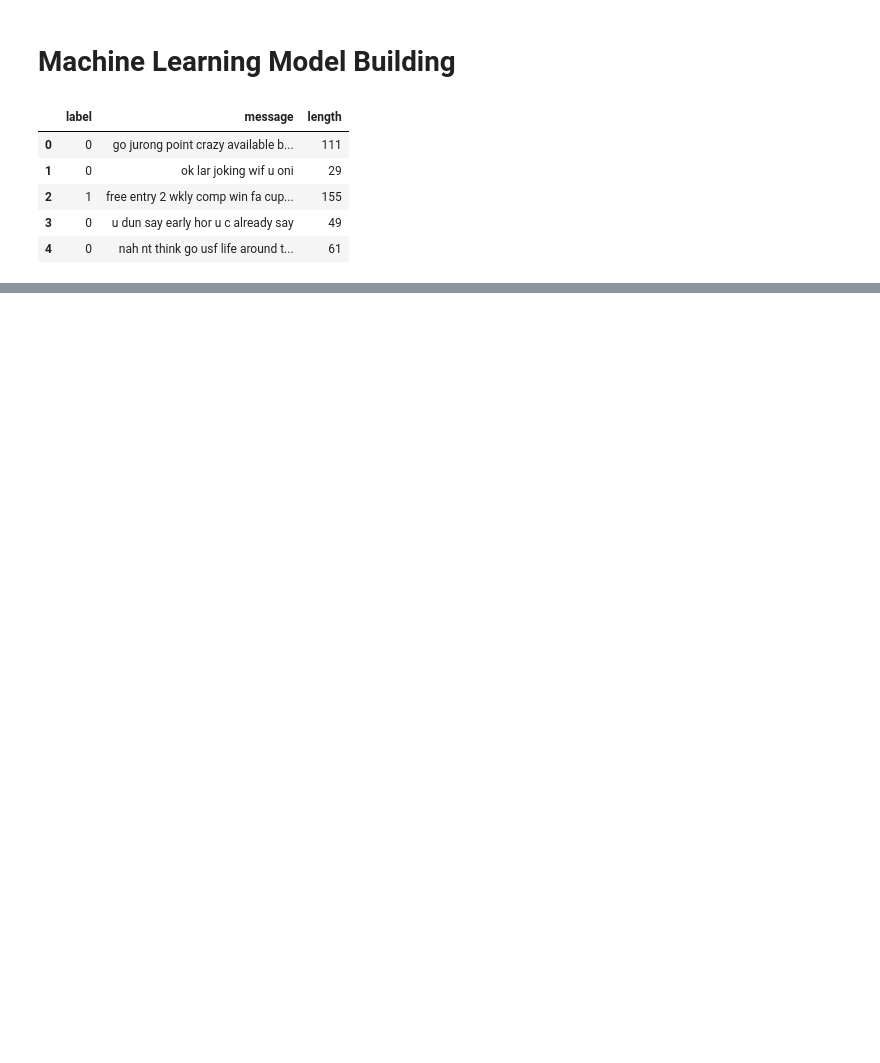
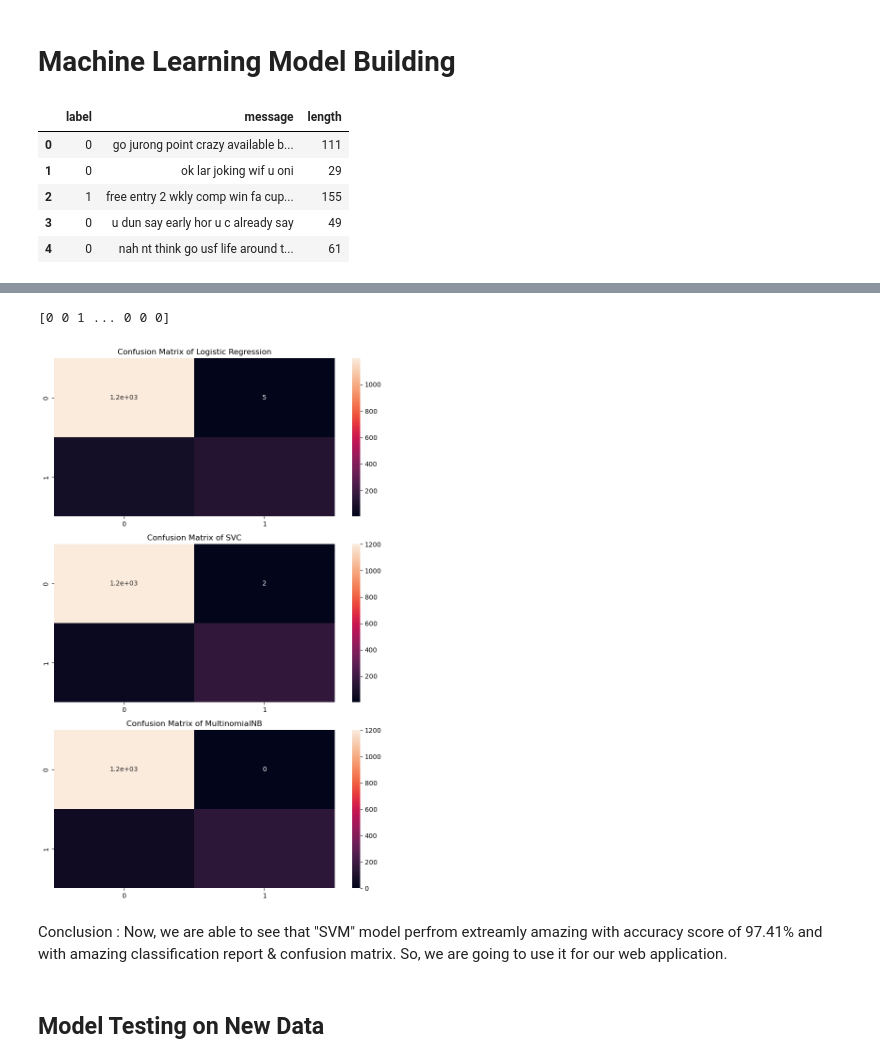
Before and after one commit to AnubhavYadavBCA25/Spam-Classification-Project, a Jupyter notebook: notebooks/ML_Model.ipynb, the cells around one changed output, grey strips where cells are left out. Cells and saved outputs as stored; diff of their text form; code cells hidden in the pictures; blank space fills up the shorter version.

Commit message:
Model Training

```diff
--- a/notebooks/ML_Model.ipynb
+++ b/notebooks/ML_Model.ipynb
@@ -18,0 +52,4 @@ df.head()
+# %%
+# vectorizing the input testing dataset
+X_test = X_test.fillna('')
+X_test = tfidf.transform(X_test)
@@ -18,0 +58,19 @@ df.head()
+# %%
+# models_name
+models = ['LogisticRegression', 'SVC', 'MultinomialNB']
+
+# models instances
+lr = LogisticRegression()
+svc = SVC()
+mnb = MultinomialNB()
+models_list = [lr, svc, mnb]
+
+# training the model
+for i,j in zip(models, models_list):
+    print(f'Training {i} model')
+    j.fit(X_train, y_train)
+    y_pred = j.predict(X_test)
+    print(f'Accuracy for "{i}": {accuracy_score(y_test, y_pred)*100}%')
+    print(f'Classification Report for "{i}": \n{classification_report(y_test, y_pred)}')
+    print(f'Confusion Matrix for "{i}": \n{confusion_matrix(y_test, y_pred)}')
+    print('='*55)
@@ -18,0 +95,29 @@ df.head()
+# %%
+# final svm model
+svc.fit(X_train,y_train)
+svc_pred = svc.predict(X_test)
+print(svc_pred)
+# %% [output]
+[0 0 1 ... 0 0 0]
+# %%
+# confusion matrix visualization for all models
+plt.figure(figsize=(8,12))
+plt.subplot(3,1,1)
+sns.heatmap(confusion_matrix(y_test, lr.predict(X_test)),annot=True)
+plt.title('Confusion Matrix of Logistic Regression')
+
+plt.subplot(3,1,2)
+sns.heatmap(confusion_matrix(y_test, svc.predict(X_test)),annot=True)
+plt.title('Confusion Matrix of SVC')
+
+plt.subplot(3,1,3)
+sns.heatmap(confusion_matrix(y_test, mnb.predict(X_test)),annot=True)
+plt.title('Confusion Matrix of MultinomialNB')
+
+plt.tight_layout()
+# %% [output]
+[figure, added]
+# %% [markdown]
+Conclusion : Now, we are able to see that "SVM" model perfrom extreamly amazing with accuracy score of 97.41% and with amazing classification report & confusion matrix. So, we are going to use it for our web application.
+# %% [markdown]
+## Model Testing on New Data
```
Also changed, not shown: parts of 8 cells of this notebook.
